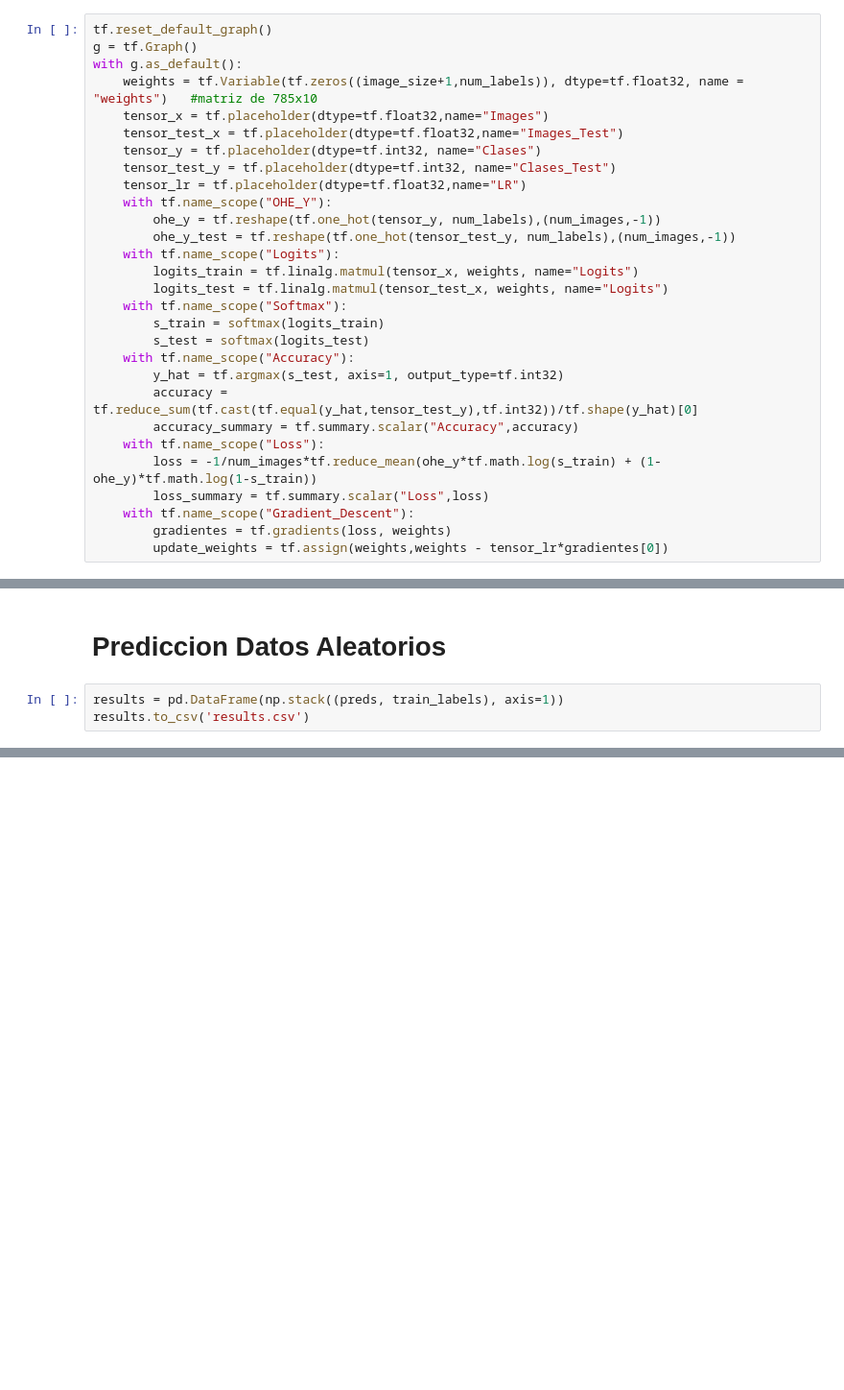
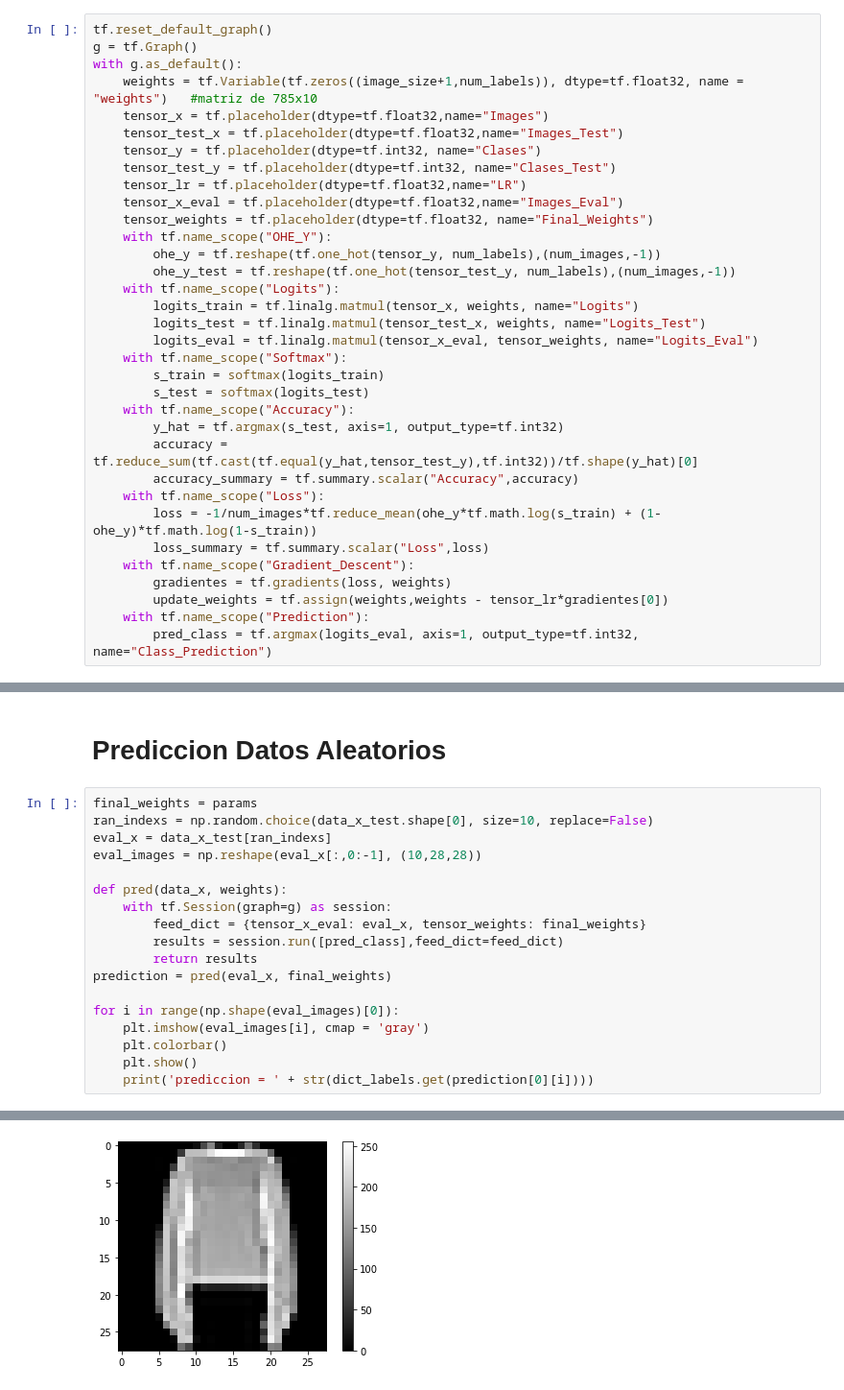
Before and after one commit to cesaraceytuno/STATISTICAL_LEARNING_1, a Jupyter notebook: Tareas/Practica3/Practica3_Parte1.ipynb, the cells around one changed output, grey strips where cells are left out. Shown: that part at 96% size. Cells and saved outputs as stored; diff of their text form; blank space fills up the shorter version.

Commit message:
Finalizacion Clasificador Prendas de Ropa usando softmax y entropia

```diff
--- a/Tareas/Practica3/Practica3_Parte1.ipynb
+++ b/Tareas/Practica3/Practica3_Parte1.ipynb
@@ -128,12 +128,15 @@ with g.as_default():
     tensor_y = tf.placeholder(dtype=tf.int32, name="Clases")
     tensor_test_y = tf.placeholder(dtype=tf.int32, name="Clases_Test")
     tensor_lr = tf.placeholder(dtype=tf.float32,name="LR")
+    tensor_x_eval = tf.placeholder(dtype=tf.float32,name="Images_Eval")
+    tensor_weights = tf.placeholder(dtype=tf.float32, name="Final_Weights")
     with tf.name_scope("OHE_Y"):
         ohe_y = tf.reshape(tf.one_hot(tensor_y, num_labels),(num_images,-1))
         ohe_y_test = tf.reshape(tf.one_hot(tensor_test_y, num_labels),(num_images,-1))
     with tf.name_scope("Logits"):
         logits_train = tf.linalg.matmul(tensor_x, weights, name="Logits")
-        logits_test = tf.linalg.matmul(tensor_test_x, weights, name="Logits")
+        logits_test = tf.linalg.matmul(tensor_test_x, weights, name="Logits_Test")
+        logits_eval = tf.linalg.matmul(tensor_x_eval, tensor_weights, name="Logits_Eval")
     with tf.name_scope("Softmax"):
         s_train = softmax(logits_train)
         s_test = softmax(logits_test)
@@ -147,6 +150,8 @@ with g.as_default():
     with tf.name_scope("Gradient_Descent"):
         gradientes = tf.gradients(loss, weights)
         update_weights = tf.assign(weights,weights - tensor_lr*gradientes[0])
+    with tf.name_scope("Prediction"):
+        pred_class = tf.argmax(logits_eval, axis=1, output_type=tf.int32, name="Class_Prediction")
 # %% [markdown]
 ## Funcion de Entrenamiento
 # %%
@@ -223,6 +228,22 @@ Epoch 15 - Accuracy 0.8883333333333333
 <img src="./images/best overall.png">
 # %% [markdown]
 # Prediccion Datos Aleatorios
-# %%
-results = pd.DataFrame(np.stack((preds, train_labels), axis=1))
-results.to_csv('results.csv')
+# %%
+final_weights = params
+ran_indexs = np.random.choice(data_x_test.shape[0], size=10, replace=False)
+eval_x = data_x_test[ran_indexs]
+eval_images = np.reshape(eval_x[:,0:-1], (10,28,28))
+
+def pred(data_x, weights):
+    with tf.Session(graph=g) as session:
+        feed_dict = {tensor_x_eval: eval_x, tensor_weights: final_weights}
+        results = session.run([pred_class],feed_dict=feed_dict)
+        return results
+prediction = pred(eval_x, final_weights)
+
+for i in range(np.shape(eval_images)[0]):
+    plt.imshow(eval_images[i], cmap = 'gray')
+    plt.colorbar()
+    plt.show()
+    print('prediccion = ' + str(dict_labels.get(prediction[0][i])))
+# %% [output]
@@ -228,0 +252 @@ results.to_csv('results.csv')
+[figure, added]
```
Also changed, not shown: parts of 2 cells of this notebook.
